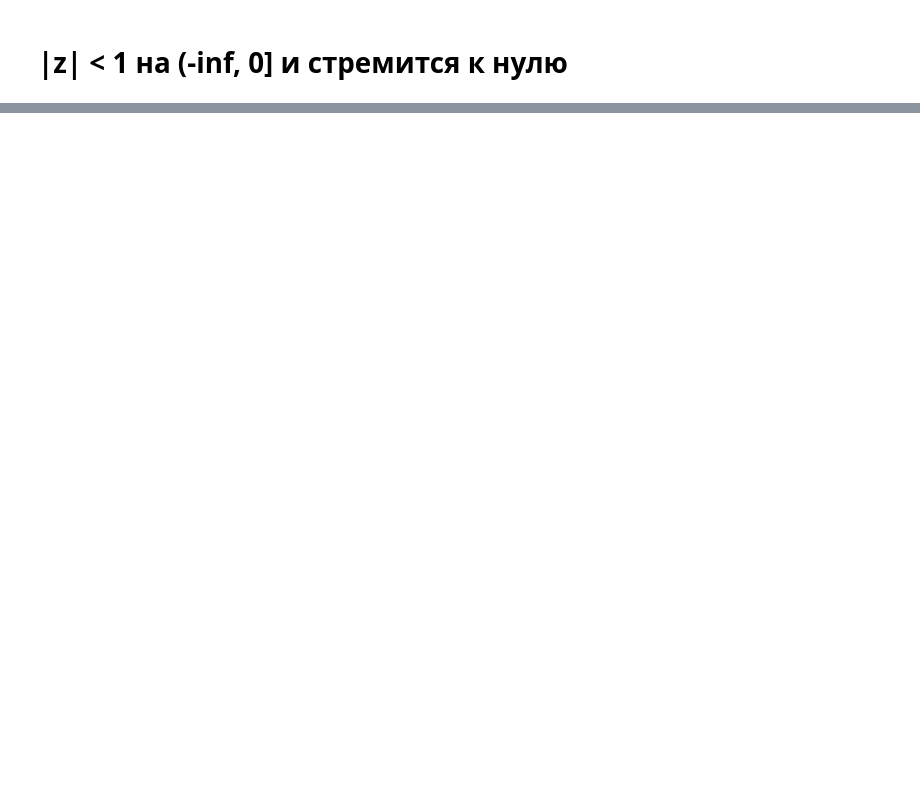
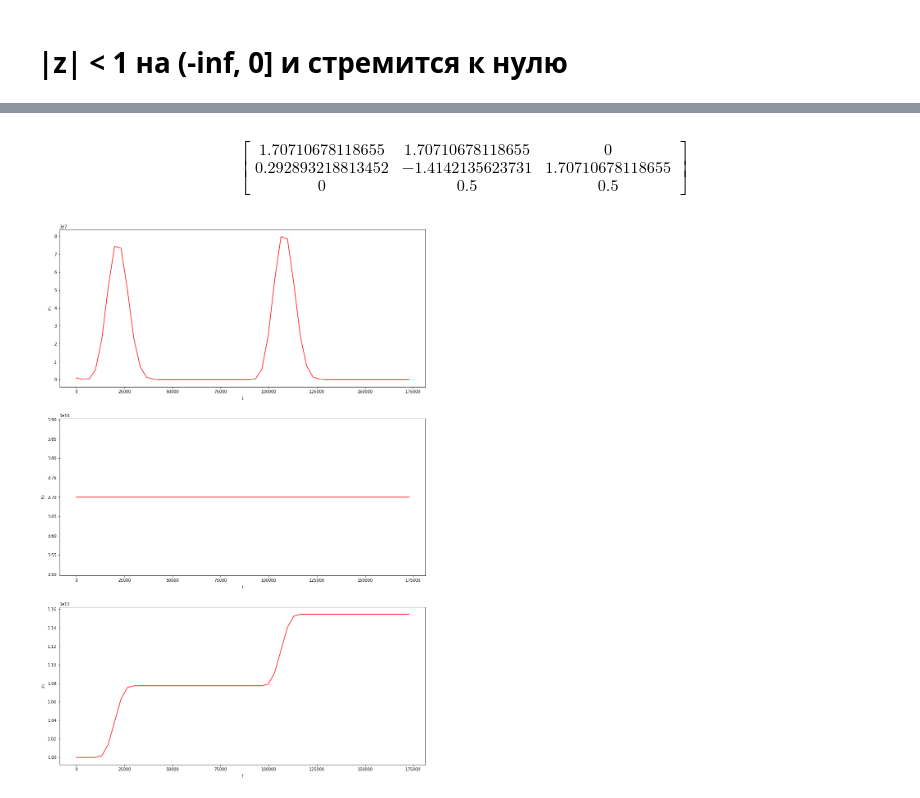
Before and after one commit to verwindle/calc_math_2_task, a Jupyter notebook: calc_math.ipynb, the cells around one changed output, grey strips where cells are left out. Cells and saved outputs as stored; diff of their text form; code cells hidden in the pictures; blank space fills up the shorter version.

```diff
--- a/calc_math.ipynb
+++ b/calc_math.ipynb
@@ -399,0 +385,14 @@ y = odeint(test, y0, t)
+# %%
+table_2 = ([(2 - math.sqrt(2))/2, (2 - math.sqrt(2))/2, 0, \
+            (2 + math.sqrt(2))/2, (+math.sqrt(2)), (2 - math.sqrt(2))/2, \
+            0, 0.5, 0.5])  # список коэфф
+butcher_table_2 = sp.Matrix(3,3,table_1)  # табилца бутчера в виде матрицы
+display(butcher_table_2)
+# %% [output]
+$$\left[\begin{matrix}1.70710678118655 & 1.70710678118655 & 0\\0.292893218813452 & -1.4142135623731 & 1.70710678118655\\0 & 0.5 & 0.5\end{matrix}\right]$$
+# %%
+matr = butcher_table_2
+a = np.array([[matr[1], matr[2]], [matr[4], matr[5]]])  # A матрица в таблице
+b = np.array([matr[7], matr[8]])  # b вектор в таблице
+c = np.array([matr[0], matr[3]])  # c вектор в таблице
+rung_dec = RungeImplicit(a, b, c, dydt, y0, t0, t_end, n_steps)
@@ -399,0 +401,10 @@ y = odeint(test, y0, t)
+# %%
+paragon = np.array(rung_dec.solution)
+fig, axes = plt.subplots(3,1, figsize=(16, 24))
+for i, ax in enumerate(axes.flatten()):
+    ax.plot(paragon[:, 0], paragon[:, i+1], 'r-')
+    ax.set_xlabel('$t$')
+    ax.set_ylabel(r'$y_{'+str(i+1)+'}$')
+plt.show()
+# %% [output]
+[figure, added]
```
Also changed, not shown: parts of 31 cells of this notebook.
